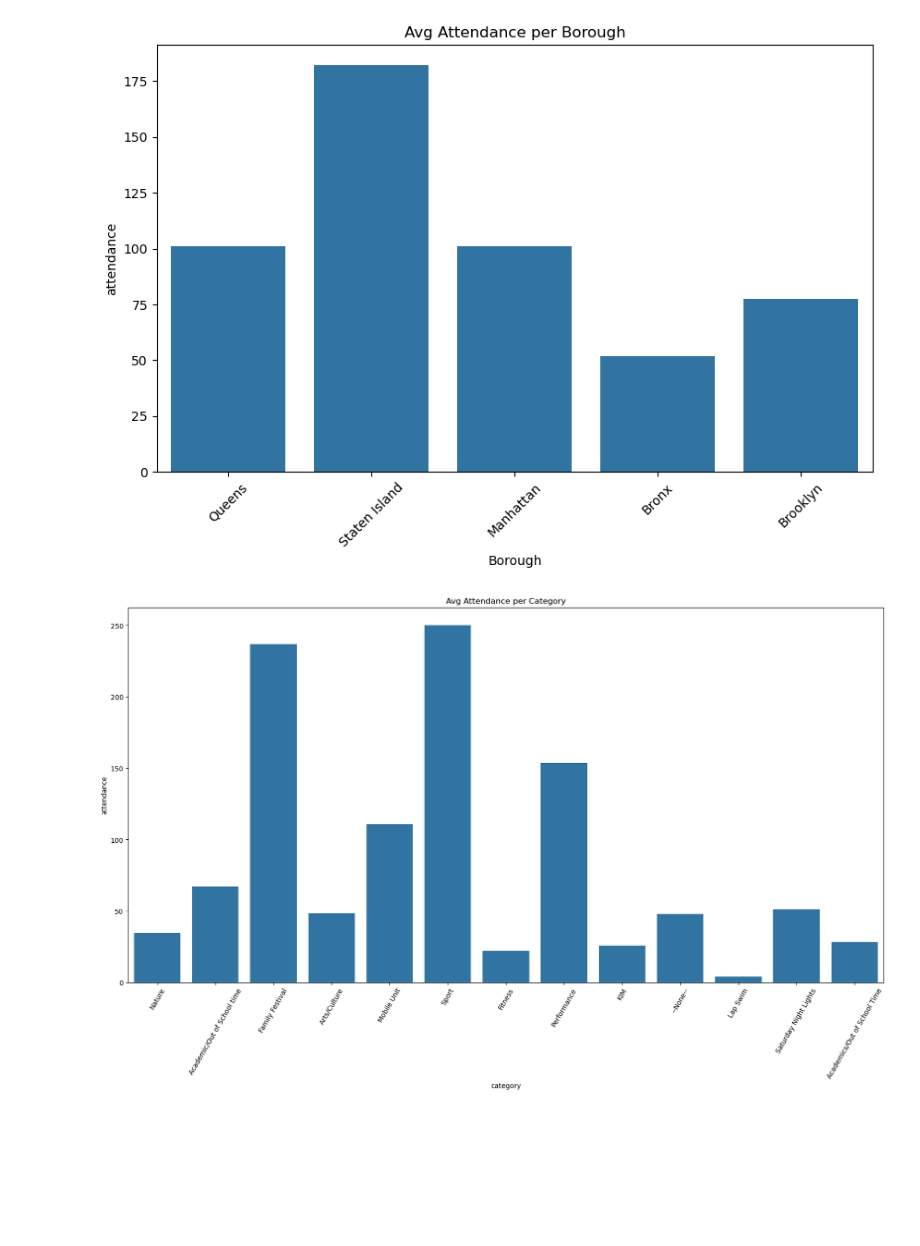
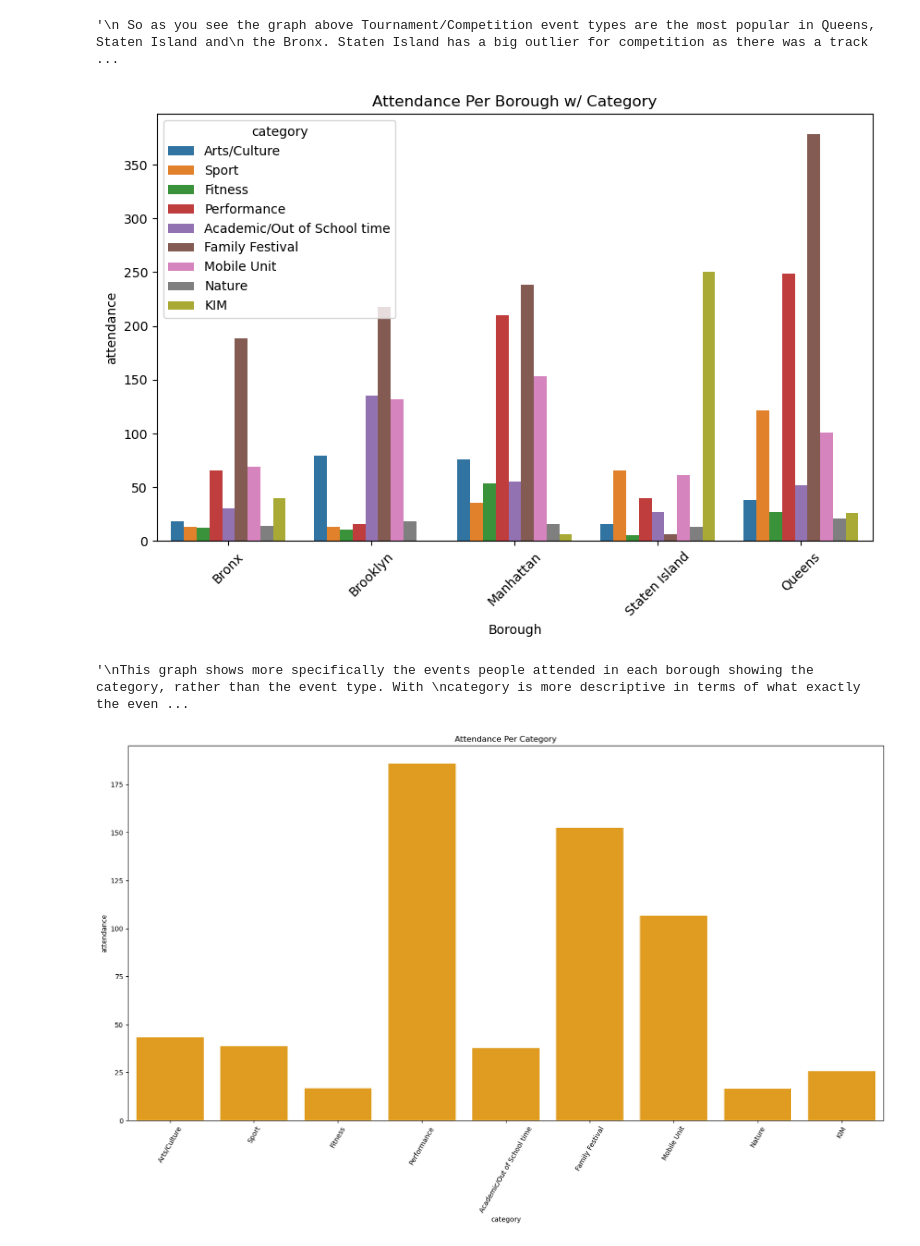
Before and after one commit to MaimunaBawa/Phase-1-Portfolio-Project, a Jupyter notebook: EDA Notebooks/Garry/Garry.NoteBook.ipynb, the cells around one changed output. Cells and saved outputs as stored; diff of their text form; code cells hidden in the pictures; blank space fills up the shorter version.

```diff
--- a/EDA Notebooks/Garry/Garry.NoteBook.ipynb
+++ b/EDA Notebooks/Garry/Garry.NoteBook.ipynb
@@ -5,6 +5,4 @@ import matplotlib.pyplot as plt
 import seaborn as sns
 import numpy as np
 
-df = pd.read_csv('~/Desktop/Final Project/Phase-1-Portfolio-Project/csv/nyc_all_parks_filtered.csv')
-
-df2= pd.read_csv('~/Desktop/Final Project/Phase-1-Portfolio-Project/csv/nyc_all_parks_special_event.csv')
+df = pd.read_csv('../../csv/nyc_all_parks_filtered.csv')
@@ -27 +26,4 @@ df2
+# %%
+#Cleaning out null values
+data_cleaned = df.dropna()
 # %%
@@ -80,20 +75,20 @@ plt.show()
 
 """
  So as you see the graph above Tournament/Competition event types are the most popular in Queens, Staten Island and
- the Bronx. Staten Island has a big outlier for competitoin as there was a track and field event, where over 2000 people attended.
+ the Bronx. Staten Island has a big outlier for competition as there was a track and field event, where over 2000 people attended.
  But overall looking at all the boroughs outide of manhattan, Tournament/Competiton seems to be the most popular
- event. Manhattan enjoys local and agency based events alot. The least popular event in every borough are open house events.
+ event. Manhattan and Brooklyn enjoyed community based events.  The least popular event in every borough (except queens) was open house events.
 
 """
+# %% [output]
+'\n So as you see the graph above Tournament/Competition event types are the most popular in Queens, Staten Island and\n the Bronx. Staten Island has a big outlier for competition as there was a track ...
 # %%
-
-
 plt.figure(figsize=(10, 6))
-sns.barplot(data=df2, x='borough' , y = 'attendance', estimator= 'mean', errorbar= None)
-plt.title('Avg Attendance per Borough')
+sns.barplot(data=data_cleaned, x='borough' , y = 'attendance', hue = 'category' , errorbar= None)
+plt.title('Attendance Per Borough w/ Category')
 plt.xlabel('Borough')
 plt.ylabel('attendance')
 plt.xticks(rotation=45)
 plt.show()
 # %% [output]
-[figure, old version]
+[figure, new version]
@@ -107,11 +95,20 @@ close between Manhattan and Queens . Bronx has the lowest attendances out of eve
+# %%
+#Average attendance per Borough w/ Category
+# What are the popular events via Category to people attend viewing each Borough?
+
+"""
+This graph shows more specifically the events people attended in each borough showing the category, rather than the event type. With
+category is more descriptive in terms of what exactly the events people attended. Besides Staten Island , Family Festival was the most popular category
+througout NYC. A lot of people when to performances in Quenns and Manhattan.
+"""
+# %% [output]
+'\nThis graph shows more specifically the events people attended in each borough showing the category, rather than the event type. With \ncategory is more descriptive in terms of what exactly the even ...
 # %%
 
 plt.figure(figsize=(20, 10))
-sns.barplot(data=df2, x='category' , y = 'attendance', estimator=  'mean', errorbar= None)
-plt.title('Avg Attendance per Category')
-#plt.xlabel('Borough')
-#plt.ylabel('attendance')
+sns.barplot(data=data_cleaned, x='category' , y = 'attendance', errorbar= None , color= 'orange' )
+plt.title('Attendance Per Category')
 plt.xticks(rotation=60)
 plt.show()
 # %% [output]
-[figure, old version]
+[figure, new version]
```
Also changed, not shown: parts of 12 cells of this notebook.
